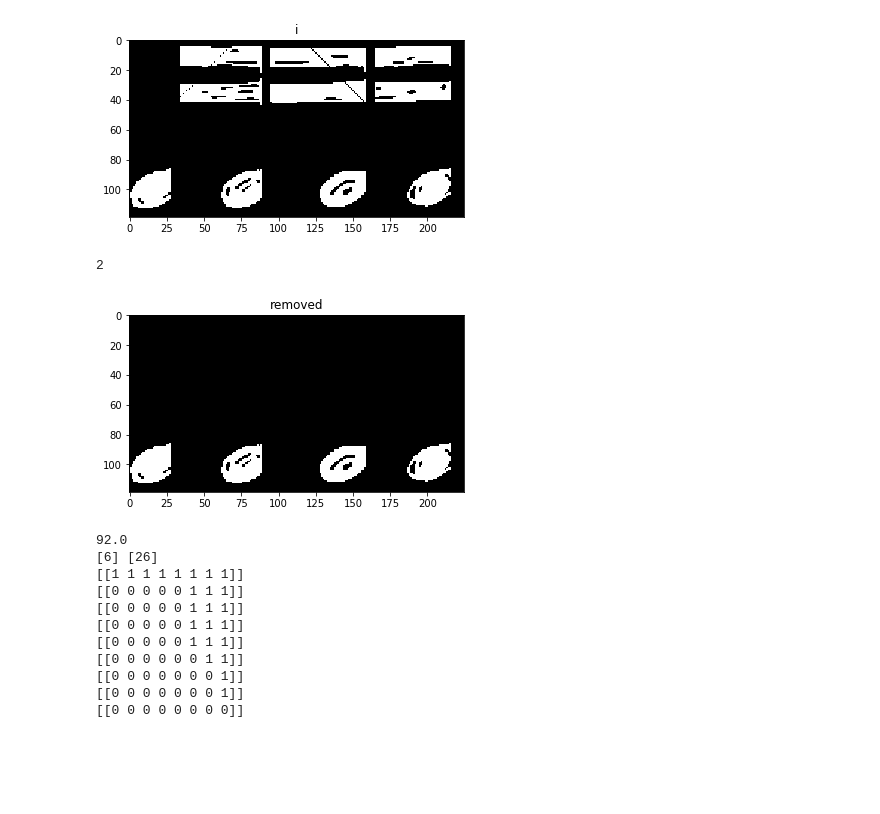
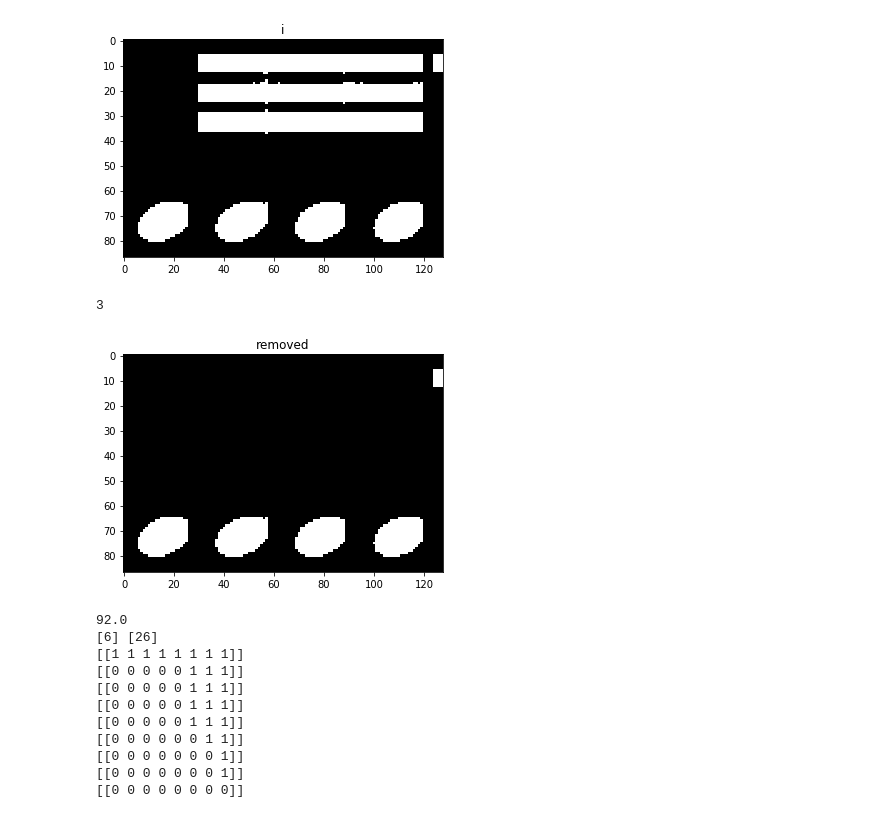
Before and after one commit to nadaabdelmaboud/Sm3ni, a Jupyter notebook: StaffRemoval/verticalLines.ipynb, the cells around one changed output. Cells and saved outputs as stored; diff of their text form; code cells hidden in the pictures; blank space fills up the shorter version.

```diff
--- a/StaffRemoval/verticalLines.ipynb
+++ b/StaffRemoval/verticalLines.ipynb
@@ -165,17 +164,17 @@ def countBeamLines(img):
     return removed , bLines
 # %%
-img2=cv2.imread("beam/h7.png",0)
+img2=cv2.imread("beam/h21.png",0)
 img2=img2>100
 img2=img2*1
 removeSymbolVerticalLines(img2)
 show_images([1-img2],["i"])
 
 removed , count = RemoveHorizontalAndDiagonalLines(1-img2)
 show_images([removed],["removed"])
 # %% [output]
-[figure, old version]
+[figure, new version]
-2
+3
-[figure, old version]
+[figure, new version]
 # %%
 import matplotlib.pyplot as plt
 from skimage import data, color, img_as_ubyte
```
Also changed, not shown: parts of 1 cell of this notebook, 1 other file.
